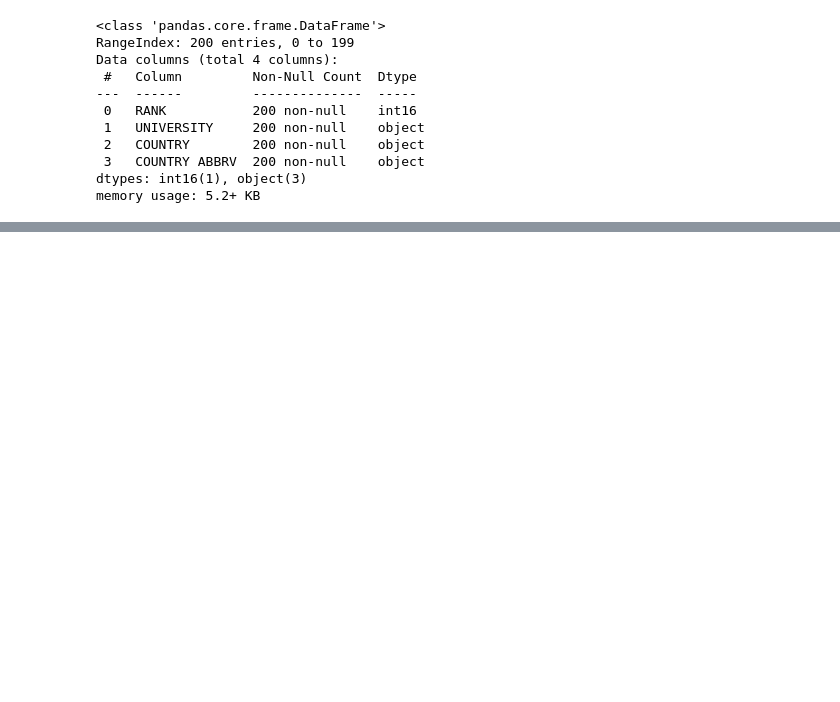
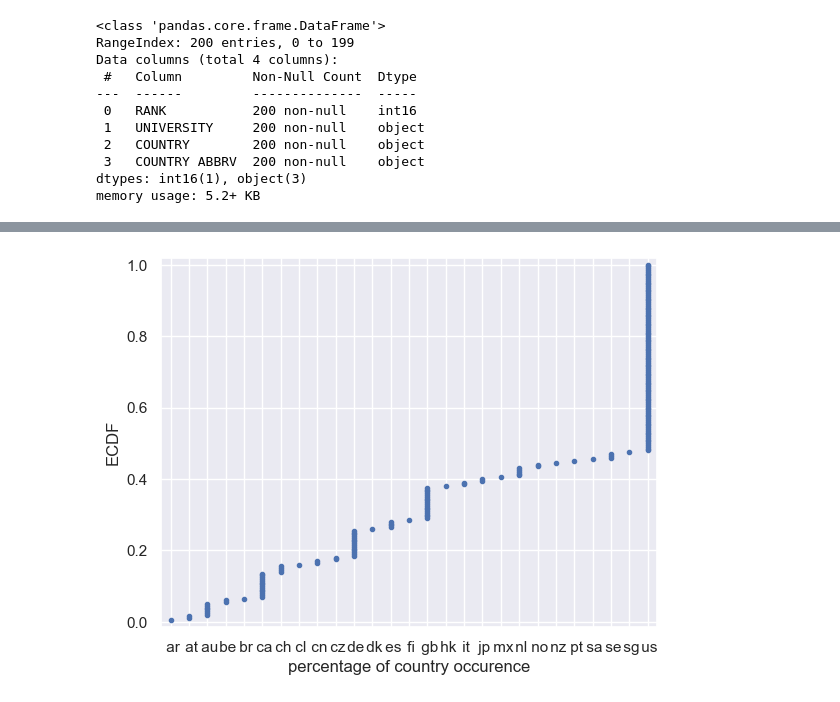
Before and after one commit to etyking/Hamoye-Web-Scraping-, a Jupyter notebook: universitiesRankingVisuals.ipynb, the cells around one changed output, grey strips where cells are left out. Cells and saved outputs as stored; diff of their text form; code cells hidden in the pictures; blank space fills up the shorter version.

```diff
--- a/universitiesRankingVisuals.ipynb
+++ b/universitiesRankingVisuals.ipynb
@@ -349,0 +360,11 @@ fig8
+# %%
+x=np.sort(data['COUNTRY ABBRV'])
+#sorts data
+y=np.arange(1, len(x)+1)/len(x)
+_=plt.plot(x,y,marker='.', linestyle='none')
+_=plt.xlabel('percentage of country occurence')
+_=plt.ylabel('ECDF')
+plt.margins(0.02)
+plt.show()
+# %% [output]
+[figure, added]
```
Also changed, not shown: parts of 3 cells of this notebook.
